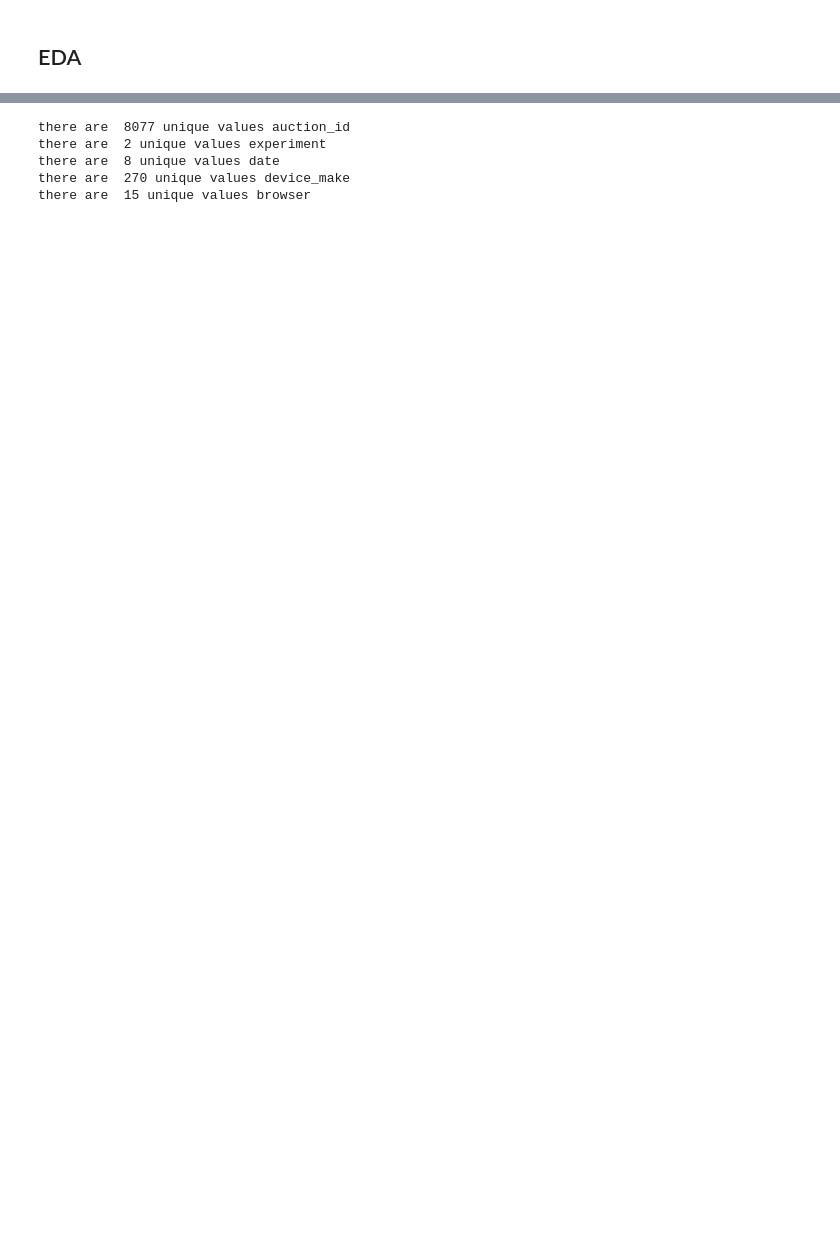
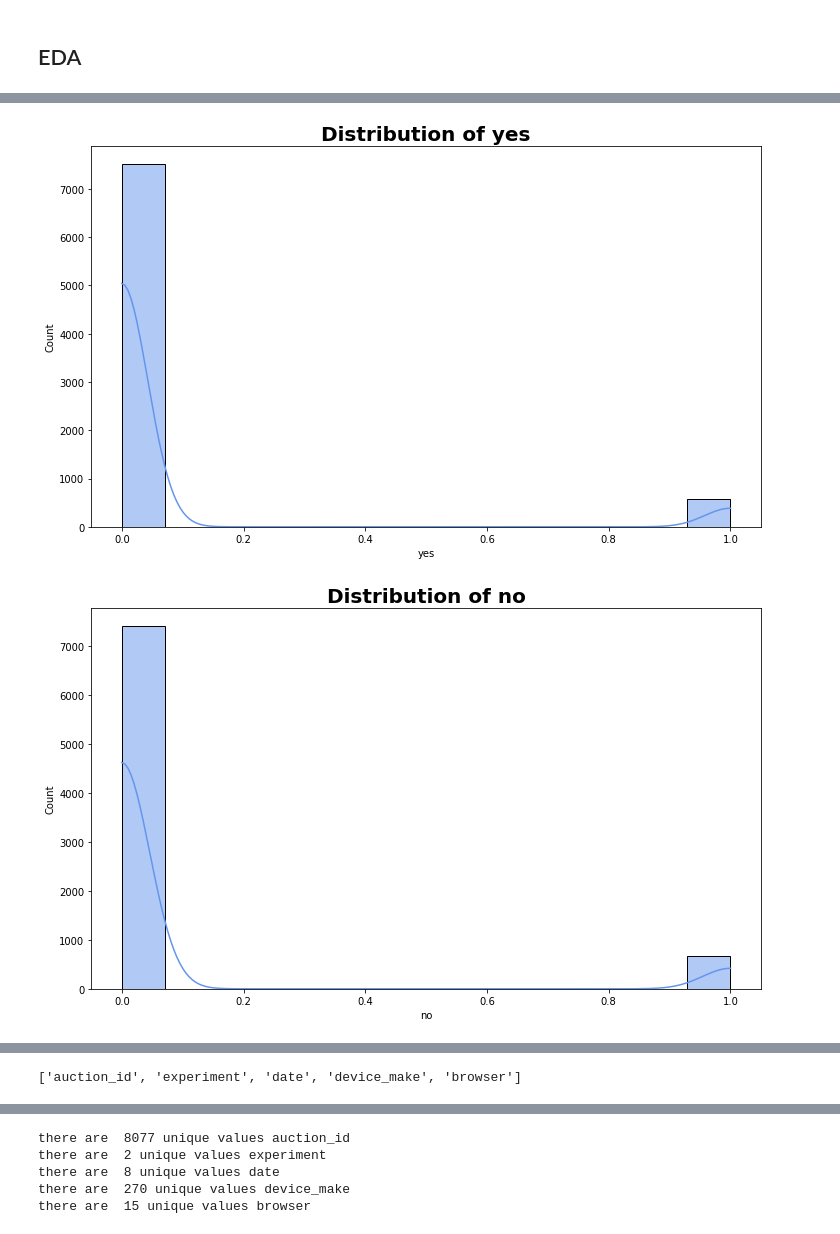
Before and after one commit to Nathnael12/A_B-Hypothesis-Testing, a Jupyter notebook: notebooks/data_cleaning.ipynb, the cells around one changed output, grey strips where cells are left out. Saved outputs shown, nothing was run; the diff lists cells and outputs as text; code cells hidden in the pictures; blank space fills up the shorter version.

```diff
--- a/notebooks/data_cleaning.ipynb
+++ b/notebooks/data_cleaning.ipynb
@@ -25,0 +75,7 @@ df.head()
+# %%
+util.plot_hist(df,'yes','cornflowerblue')
+util.plot_hist(df,'no','cornflowerblue')
+util.plot_hist(df,'hour','cornflowerblue')
+# %% [output]
+[figure, added]
+[figure, added]
@@ -25,0 +83,4 @@ df.head()
+# %%
+cleaner.get_categorical_columns(df)
+# %% [output]
+['auction_id', 'experiment', 'date', 'device_make', 'browser']
```
Also changed, not shown: parts of 10 cells of this notebook, 6 other files.
